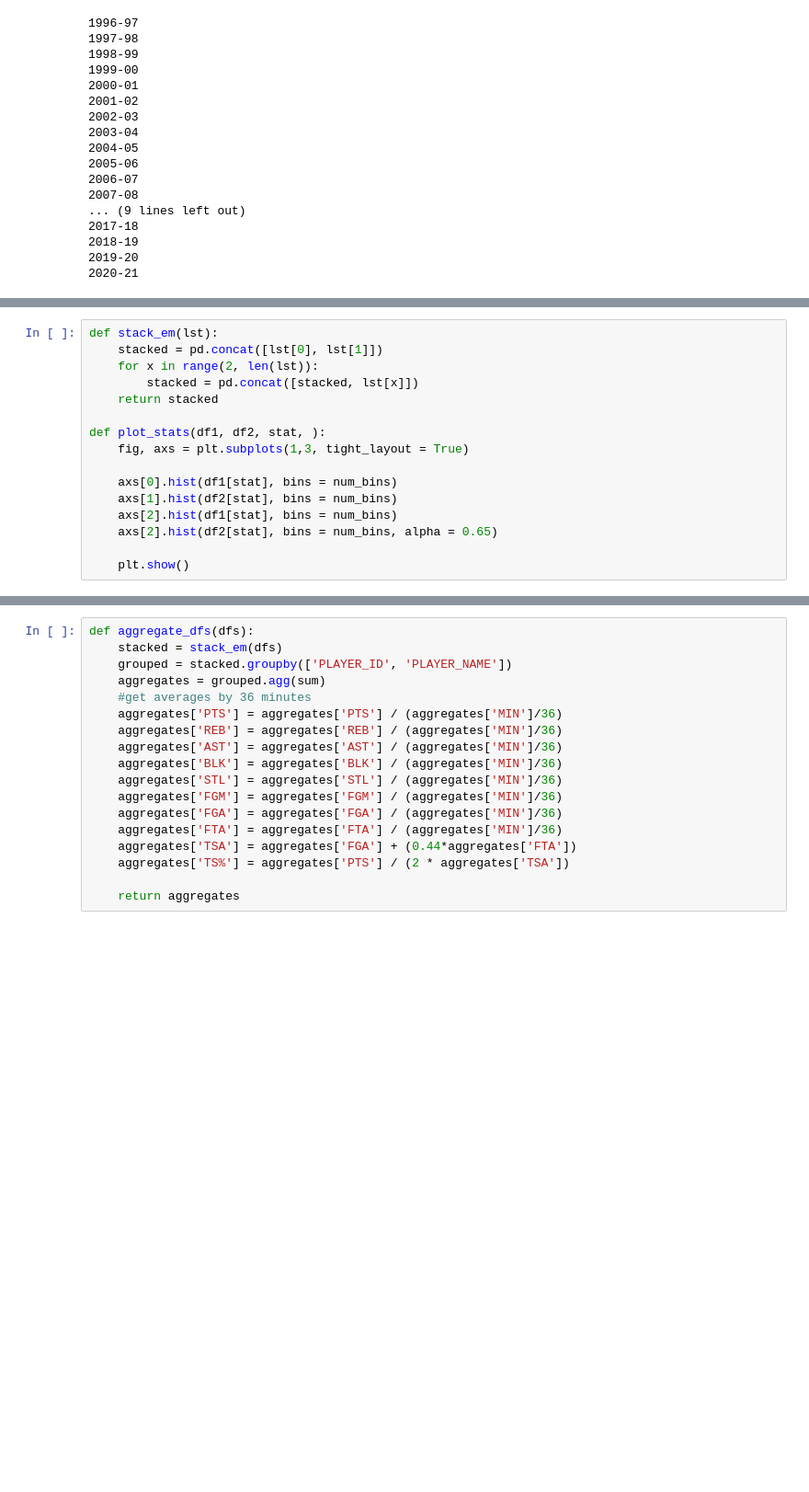
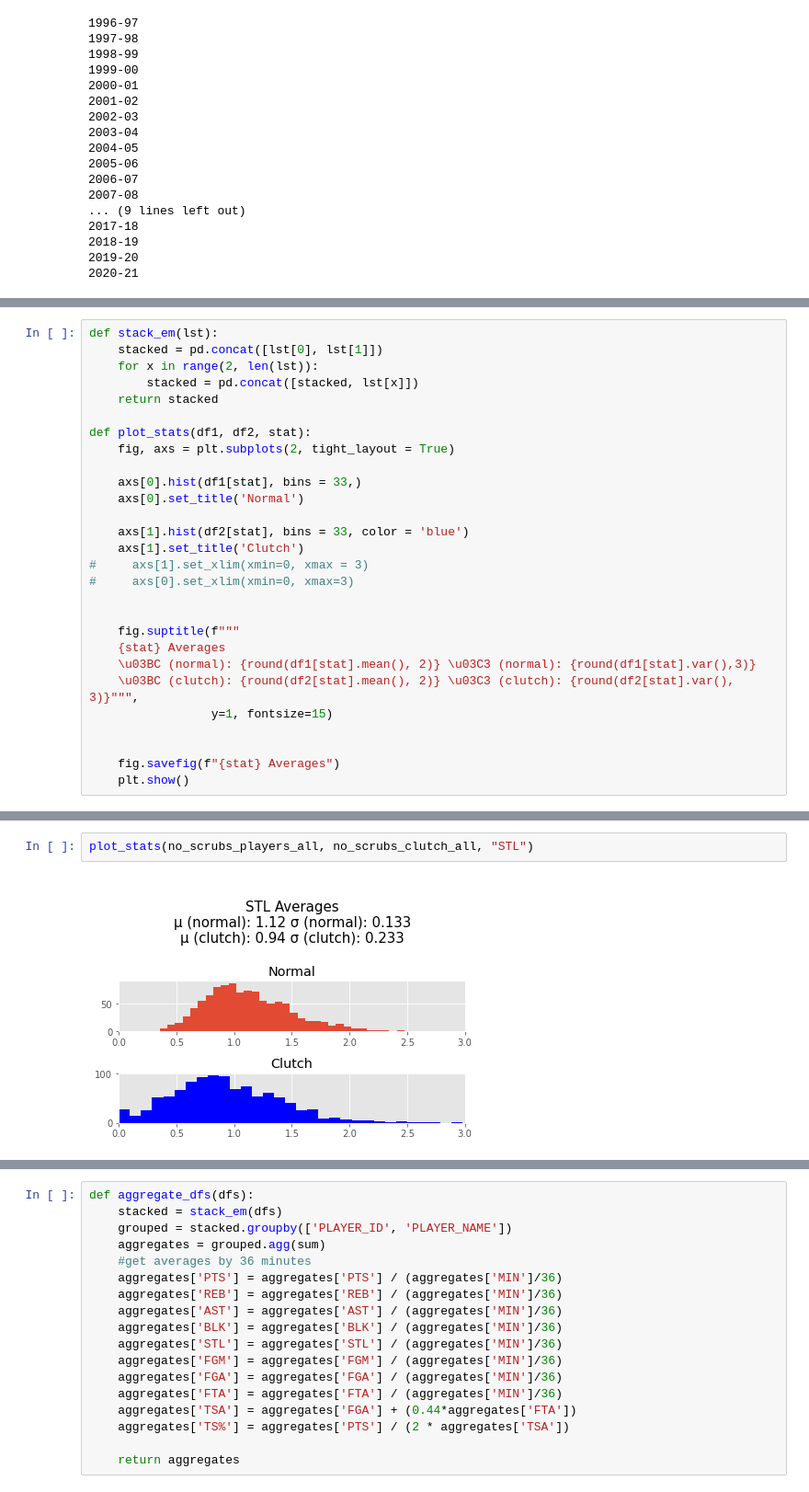
Before and after one commit to Tupacula/nba-clutch-analysis, a Jupyter notebook: cleaner_clutch.ipynb, the cells around one changed output, grey strips where cells are left out. Shown: that part at 92% size. Drawn from its saved outputs; the diff is of its cells as text; blank space fills up the shorter version.

```diff
--- a/cleaner_clutch.ipynb
+++ b/cleaner_clutch.ipynb
@@ -139,12 +141,24 @@ def stack_em(lst):
         stacked = pd.concat([stacked, lst[x]])
     return stacked
 
-def plot_stats(df1, df2, stat, ):
-    fig, axs = plt.subplots(1,3, tight_layout = True)
+def plot_stats(df1, df2, stat):
+    fig, axs = plt.subplots(2, tight_layout = True)
 
-    axs[0].hist(df1[stat], bins = num_bins)
-    axs[1].hist(df2[stat], bins = num_bins)
-    axs[2].hist(df1[stat], bins = num_bins)
-    axs[2].hist(df2[stat], bins = num_bins, alpha = 0.65)
+    axs[0].hist(df1[stat], bins = 33,)
+    axs[0].set_title('Normal')
 
+    axs[1].hist(df2[stat], bins = 33, color = 'blue')
+    axs[1].set_title('Clutch')
+#     axs[1].set_xlim(xmin=0, xmax = 3)
+#     axs[0].set_xlim(xmin=0, xmax=3)
+
+
+    fig.suptitle(f"""
+    {stat} Averages
+    \u03BC (normal): {round(df1[stat].mean(), 2)} \u03C3 (normal): {round(df1[stat].var(),3)}
+    \u03BC (clutch): {round(df2[stat].mean(), 2)} \u03C3 (clutch): {round(df2[stat].var(), 3)}""",
+                 y=1, fontsize=15)
+
+
+    fig.savefig(f"{stat} Averages")
     plt.show()
@@ -150,0 +169,4 @@ def plot_stats(df1, df2, stat, ):
+# %%
+plot_stats(no_scrubs_players_all, no_scrubs_clutch_all, "STL")
+# %% [output]
+[figure, added]
```
Also changed, not shown: parts of 28 cells of this notebook, 13 other files.
